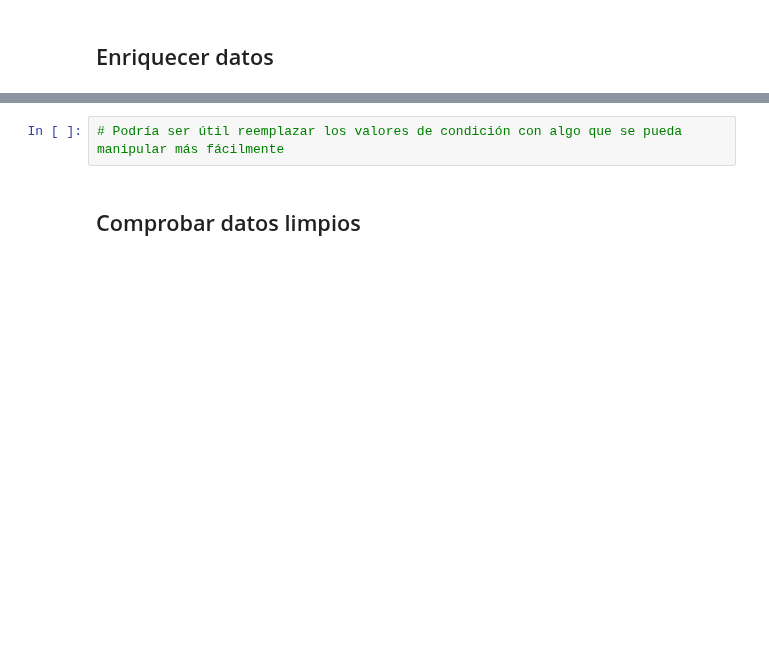
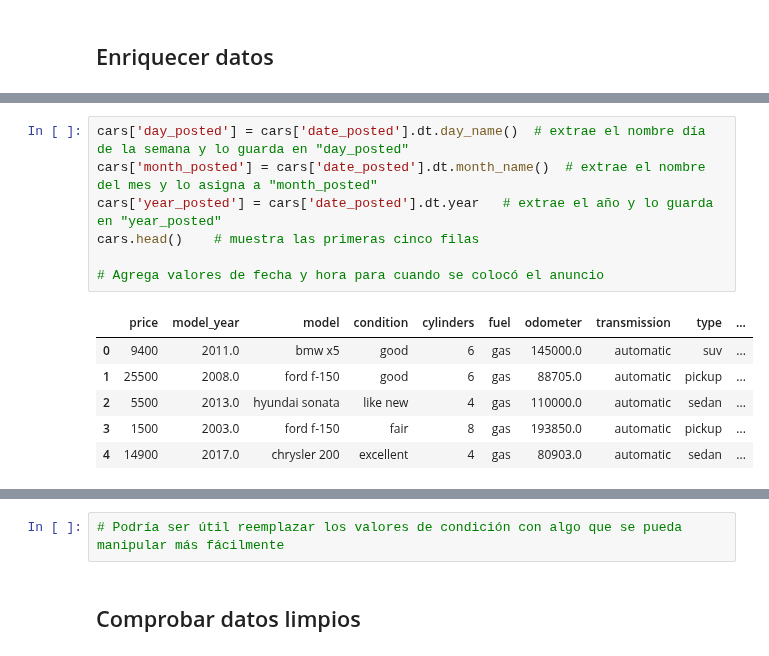
Before and after one commit to ChristianMartinezCaceres/Practicum-portfolio, a Jupyter notebook: 03_vehicle_price_Analysis/vehicle_price_analysis_notebook.ipynb, the cells around one changed output, grey strips where cells are left out. Drawn from its saved outputs; the diff is of its cells as text; blank space fills up the shorter version.

```diff
--- a/03_vehicle_price_Analysis/vehicle_price_analysis_notebook.ipynb
+++ b/03_vehicle_price_Analysis/vehicle_price_analysis_notebook.ipynb
@@ -784,0 +811,14 @@ En nuestro vistazo a la información resumida de los datos podemos observar que
+# %%
+cars['day_posted'] = cars['date_posted'].dt.day_name()  # extrae el nombre día de la semana y lo guarda en "day_posted"
+cars['month_posted'] = cars['date_posted'].dt.month_name()  # extrae el nombre del mes y lo asigna a "month_posted"
+cars['year_posted'] = cars['date_posted'].dt.year   # extrae el año y lo guarda en "year_posted"
+cars.head()    # muestra las primeras cinco filas
+
+# Agrega valores de fecha y hora para cuando se colocó el anuncio
+# %% [output]
+|  | price | model_year | model | condition | cylinders | fuel | odometer | transmission | type | ... |
+| 0 | 9400 | 2011.0 | bmw x5 | good | 6 | gas | 145000.0 | automatic | suv | ... |
+| 1 | 25500 | 2008.0 | ford f-150 | good | 6 | gas | 88705.0 | automatic | pickup | ... |
+| 2 | 5500 | 2013.0 | hyundai sonata | like new | 4 | gas | 110000.0 | automatic | sedan | ... |
+| 3 | 1500 | 2003.0 | ford f-150 | fair | 8 | gas | 193850.0 | automatic | pickup | ... |
+| 4 | 14900 | 2017.0 | chrysler 200 | excellent | 4 | gas | 80903.0 | automatic | sedan | ... |
```
Also changed, not shown: parts of 43 cells of this notebook.
